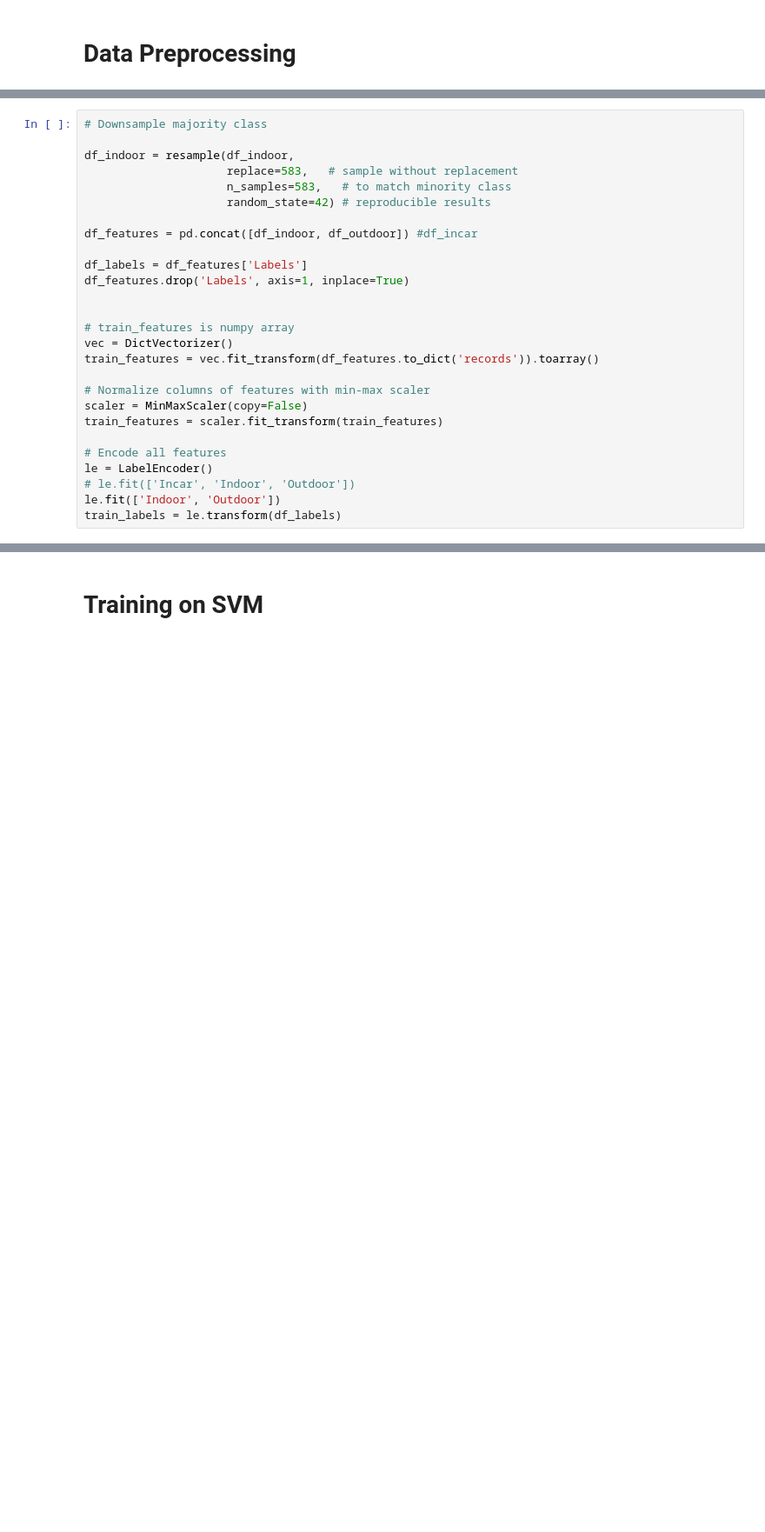
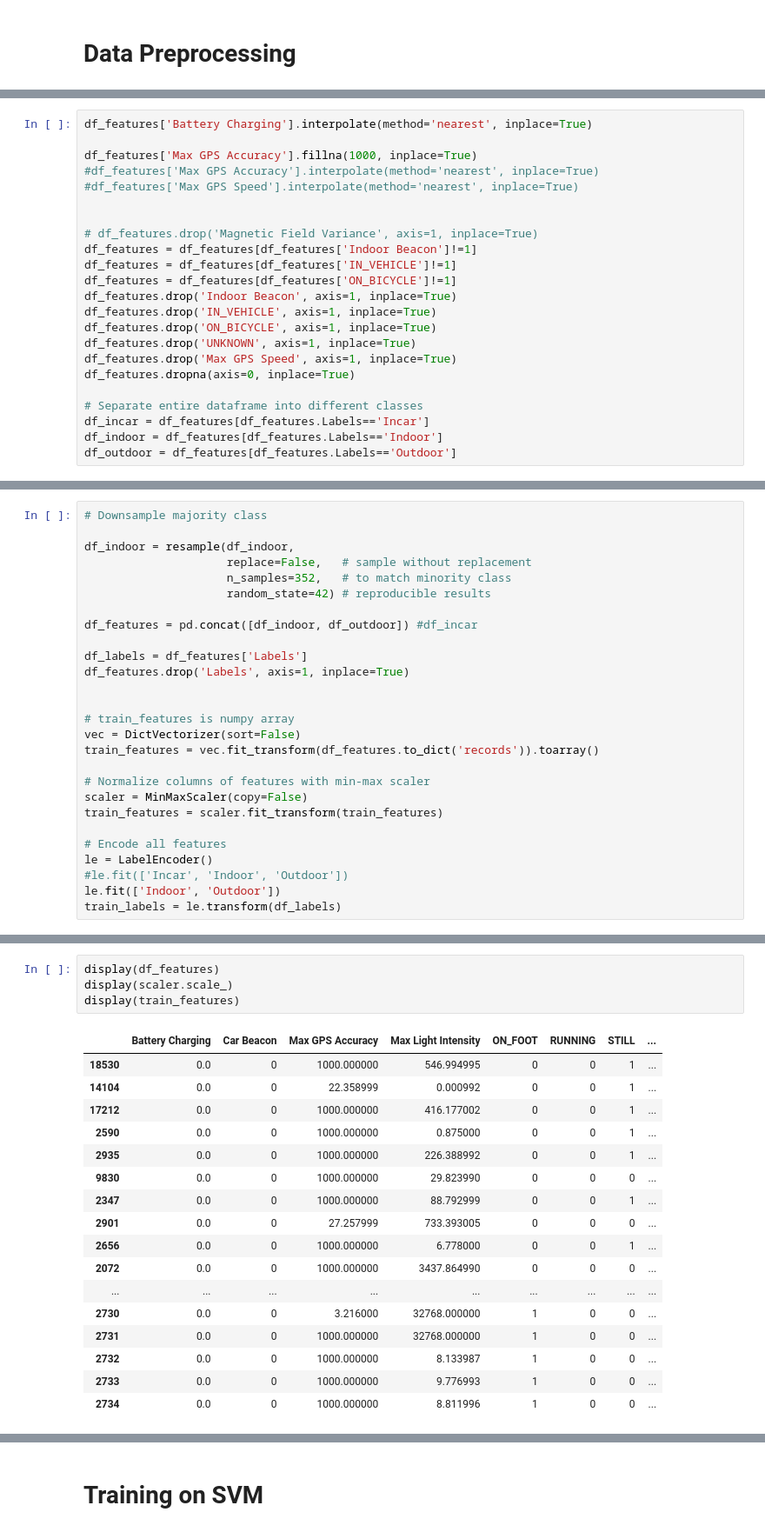
Before and after one commit to RobinChao/mperf-IndoorOutdoorDetection, a Jupyter notebook: src/SVM_training.ipynb, the cells around one changed output, grey strips where cells are left out. Shown at 87% size. Saved outputs shown, nothing was run; the diff lists cells and outputs as text; blank space fills up the shorter version.

```diff
--- a/src/SVM_training.ipynb
+++ b/src/SVM_training.ipynb
@@ -165,3 +161,26 @@ display(df_features)
+# %%
+df_features['Battery Charging'].interpolate(method='nearest', inplace=True)
+
+df_features['Max GPS Accuracy'].fillna(1000, inplace=True)
+#df_features['Max GPS Accuracy'].interpolate(method='nearest', inplace=True)
+#df_features['Max GPS Speed'].interpolate(method='nearest', inplace=True)
+
+
+# df_features.drop('Magnetic Field Variance', axis=1, inplace=True)
+df_features = df_features[df_features['Indoor Beacon']!=1]
+df_features = df_features[df_features['IN_VEHICLE']!=1]
+df_features = df_features[df_features['ON_BICYCLE']!=1]
+df_features.drop('Indoor Beacon', axis=1, inplace=True)
+df_features.drop('IN_VEHICLE', axis=1, inplace=True)
+df_features.drop('ON_BICYCLE', axis=1, inplace=True)
+df_features.drop('UNKNOWN', axis=1, inplace=True)
+df_features.drop('Max GPS Speed', axis=1, inplace=True)
+df_features.dropna(axis=0, inplace=True)
+
+# Separate entire dataframe into different classes
+df_incar = df_features[df_features.Labels=='Incar']
+df_indoor = df_features[df_features.Labels=='Indoor']
+df_outdoor = df_features[df_features.Labels=='Outdoor']
 # %%
 print(df_indoor.shape)
 print(df_outdoor.shape)
@@ -178,8 +197,8 @@ print(df_features.shape)
 # Downsample majority class
 
 df_indoor = resample(df_indoor,
-                     replace=583,   # sample without replacement
-                     n_samples=583,   # to match minority class
+                     replace=False,   # sample without replacement
+                     n_samples=352,   # to match minority class
                      random_state=42) # reproducible results
 
 df_features = pd.concat([df_indoor, df_outdoor]) #df_incar
@@ -189,7 +208,7 @@ df_features.drop('Labels', axis=1, inplace=True)
 
 
 # train_features is numpy array
-vec = DictVectorizer()
+vec = DictVectorizer(sort=False)
 train_features = vec.fit_transform(df_features.to_dict('records')).toarray()
 
 # Normalize columns of features with min-max scaler
@@ -198,6 +217,6 @@ train_features = scaler.fit_transform(train_features)
 
 # Encode all features
 le = LabelEncoder()
-# le.fit(['Incar', 'Indoor', 'Outdoor'])
+#le.fit(['Incar', 'Indoor', 'Outdoor'])
 le.fit(['Indoor', 'Outdoor'])
 train_labels = le.transform(df_labels)
@@ -217,0 +223,22 @@ def predict_labels(feature_frame):
+# %%
+display(df_features)
+display(scaler.scale_)
+display(train_features)
+# %% [output]
+|  | Battery Charging | Car Beacon | Max GPS Accuracy | Max Light Intensity | ON_FOOT | RUNNING | STILL | ... |
+| 18530 | 0.0 | 0 | 1000.000000 | 546.994995 | 0 | 0 | 1 | ... |
+| 14104 | 0.0 | 0 | 22.358999 | 0.000992 | 0 | 0 | 1 | ... |
+| 17212 | 0.0 | 0 | 1000.000000 | 416.177002 | 0 | 0 | 1 | ... |
+| 2590 | 0.0 | 0 | 1000.000000 | 0.875000 | 0 | 0 | 1 | ... |
+| 2935 | 0.0 | 0 | 1000.000000 | 226.388992 | 0 | 0 | 1 | ... |
+| 9830 | 0.0 | 0 | 1000.000000 | 29.823990 | 0 | 0 | 0 | ... |
+| 2347 | 0.0 | 0 | 1000.000000 | 88.792999 | 0 | 0 | 1 | ... |
+| 2901 | 0.0 | 0 | 27.257999 | 733.393005 | 0 | 0 | 0 | ... |
+| 2656 | 0.0 | 0 | 1000.000000 | 6.778000 | 0 | 0 | 1 | ... |
+| 2072 | 0.0 | 0 | 1000.000000 | 3437.864990 | 0 | 0 | 0 | ... |
+| ... | ... | ... | ... | ... | ... | ... | ... | ... |
+| 2730 | 0.0 | 0 | 3.216000 | 32768.000000 | 1 | 0 | 0 | ... |
+| 2731 | 0.0 | 0 | 1000.000000 | 32768.000000 | 1 | 0 | 0 | ... |
+| 2732 | 0.0 | 0 | 1000.000000 | 8.133987 | 1 | 0 | 0 | ... |
+| 2733 | 0.0 | 0 | 1000.000000 | 9.776993 | 1 | 0 | 0 | ... |
+| 2734 | 0.0 | 0 | 1000.000000 | 8.811996 | 1 | 0 | 0 | ... |
```
Also changed, not shown: parts of 18 cells of this notebook, 3 other files.
